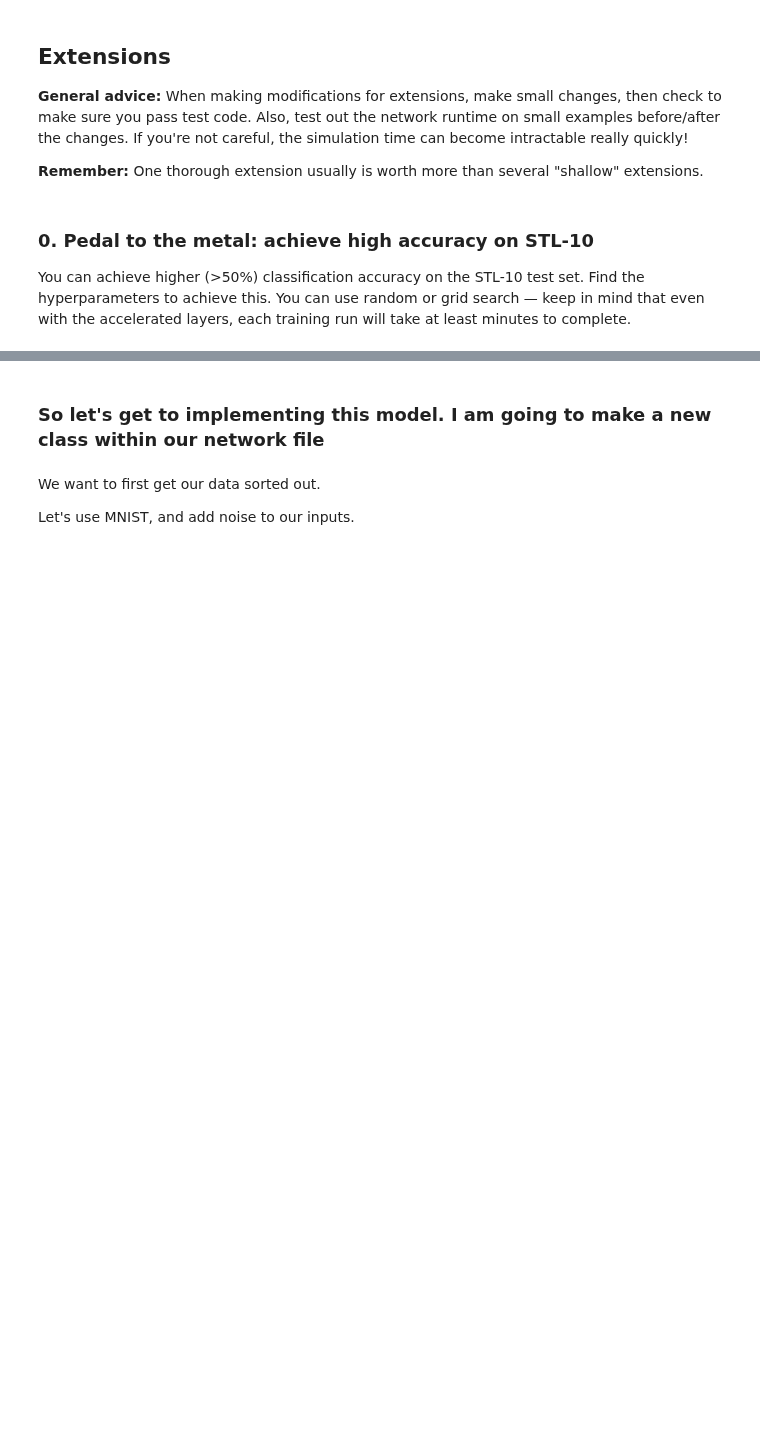
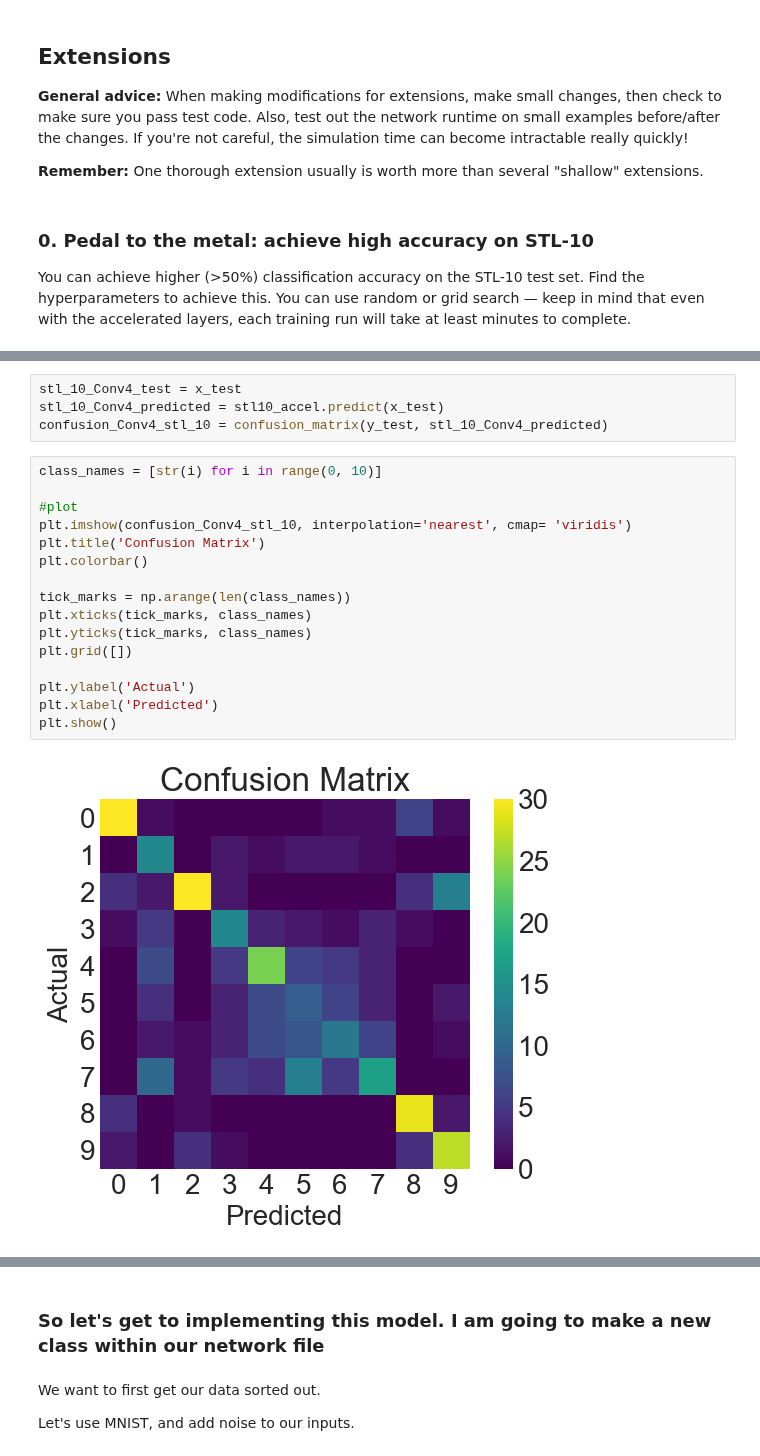
Before and after one commit to GhailanFadah/Neural-Networks, a Jupyter notebook: project3/optimize_and_train_cnn.ipynb, the cells around one changed output, grey strips where cells are left out. Saved outputs shown, nothing was run; the diff lists cells and outputs as text; blank space fills up the shorter version.

```diff
--- a/project3/optimize_and_train_cnn.ipynb
+++ b/project3/optimize_and_train_cnn.ipynb
@@ -615,0 +589,22 @@ Make a confusion matrix and analyze the pattern of errors made by the network. F
+# %%
+stl_10_Conv4_test = x_test
+stl_10_Conv4_predicted = stl10_accel.predict(x_test)
+confusion_Conv4_stl_10 = confusion_matrix(y_test, stl_10_Conv4_predicted)
+# %%
+class_names = [str(i) for i in range(0, 10)]
+
+#plot
+plt.imshow(confusion_Conv4_stl_10, interpolation='nearest', cmap= 'viridis')
+plt.title('Confusion Matrix')
+plt.colorbar()
+
+tick_marks = np.arange(len(class_names))
+plt.xticks(tick_marks, class_names)
+plt.yticks(tick_marks, class_names)
+plt.grid([])
+
+plt.ylabel('Actual')
+plt.xlabel('Predicted')
+plt.show()
+# %% [output]
+[figure, added]
```
Also changed, not shown: parts of 31 cells of this notebook, 1 other file.
